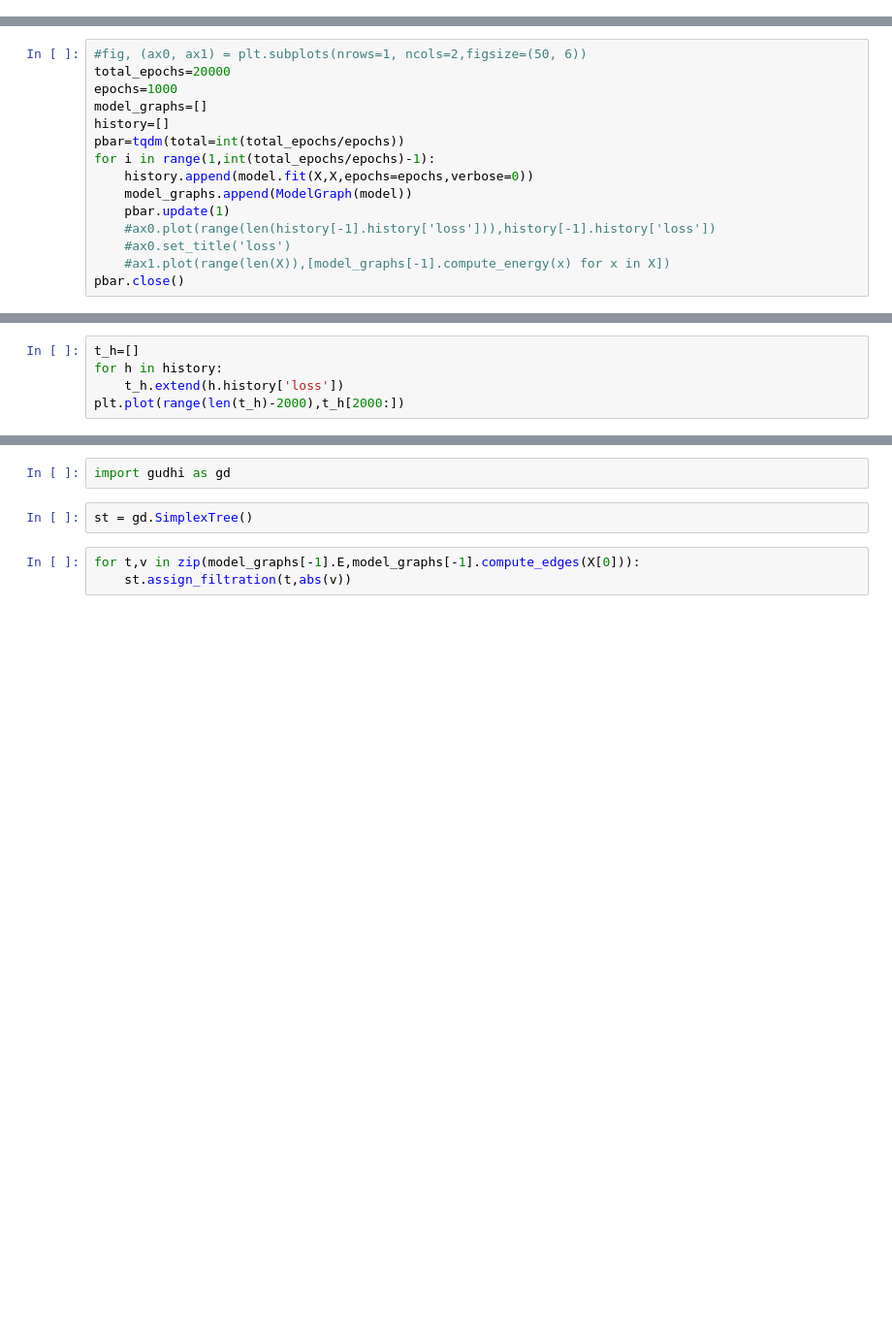
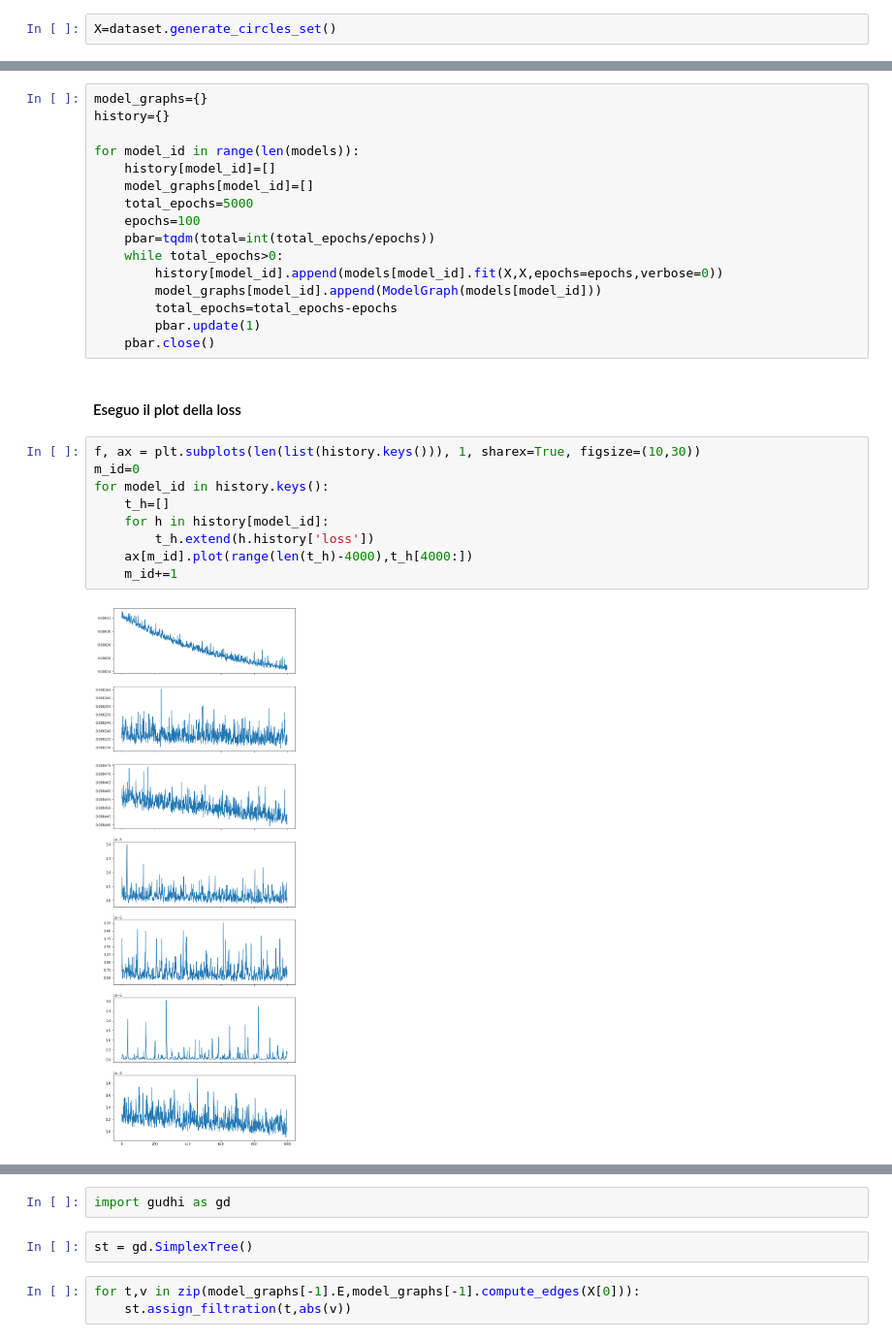
Before and after one commit to rlc-ai/phd, a Jupyter notebook: code/Encoder.ipynb, the cells around one changed output, grey strips where cells are left out. Shown at 97% size. Saved outputs shown, nothing was run; the diff lists cells and outputs as text; blank space fills up the shorter version.

```diff
--- a/code/Encoder.ipynb
+++ b/code/Encoder.ipynb
@@ -89,3 +26,5 @@ def generate_set():
+# %%
+X=dataset.generate_circles_set()
 # %%
 plt.scatter(X[:200,0],X[:200,1],s=.1,c='red')
 plt.scatter(X[200:400,0],X[200:400,1],s=.1,c='blue')
@@ -106,15 +65,0 @@ model.summary()
-# %%
-#fig, (ax0, ax1) = plt.subplots(nrows=1, ncols=2,figsize=(50, 6))
-total_epochs=20000
-epochs=1000
-model_graphs=[]
-history=[]
-pbar=tqdm(total=int(total_epochs/epochs))
-for i in range(1,int(total_epochs/epochs)-1):
-    history.append(model.fit(X,X,epochs=epochs,verbose=0))
-    model_graphs.append(ModelGraph(model))
-    pbar.update(1)
-    #ax0.plot(range(len(history[-1].history['loss'])),history[-1].history['loss'])
-    #ax0.set_title('loss')
-    #ax1.plot(range(len(X)),[model_graphs[-1].compute_energy(x) for x in X])
-pbar.close()
@@ -121,5 +68,29 @@ pbar.close()
+# %%
+model_graphs={}
+history={}
+
+for model_id in range(len(models)):
+    history[model_id]=[]
+    model_graphs[model_id]=[]
+    total_epochs=5000
+    epochs=100
+    pbar=tqdm(total=int(total_epochs/epochs))
+    while total_epochs>0:
+        history[model_id].append(models[model_id].fit(X,X,epochs=epochs,verbose=0))
+        model_graphs[model_id].append(ModelGraph(models[model_id]))
+        total_epochs=total_epochs-epochs
+        pbar.update(1)
+    pbar.close()
+# %% [markdown]
+#### Eseguo il plot della loss
 # %%
-t_h=[]
-for h in history:
-    t_h.extend(h.history['loss'])
-plt.plot(range(len(t_h)-2000),t_h[2000:])
+f, ax = plt.subplots(len(list(history.keys())), 1, sharex=True, figsize=(10,30))
+m_id=0
+for model_id in history.keys():
+    t_h=[]
+    for h in history[model_id]:
+        t_h.extend(h.history['loss'])
+    ax[m_id].plot(range(len(t_h)-4000),t_h[4000:])
+    m_id+=1
+# %% [output]
+[figure, added]
```
Also changed, not shown: parts of 67 cells of this notebook, 3 other files.
